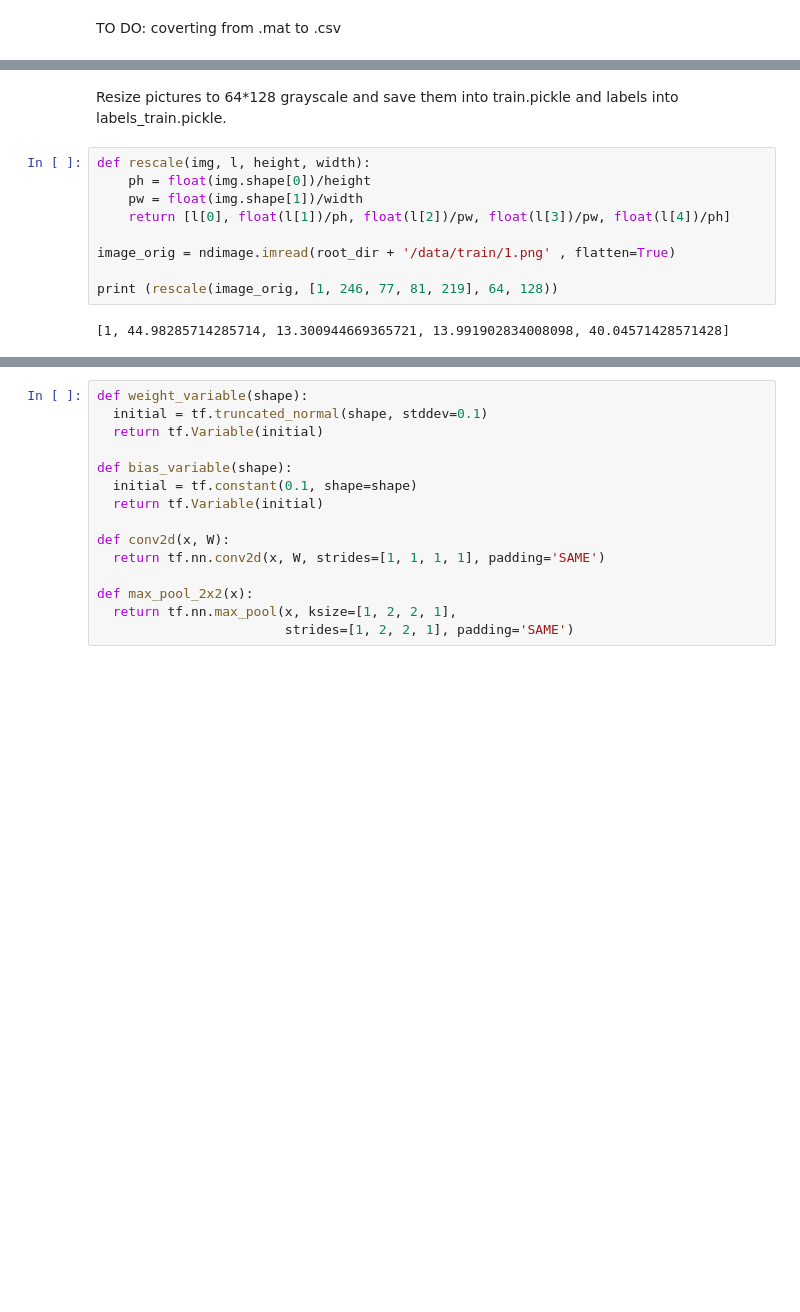
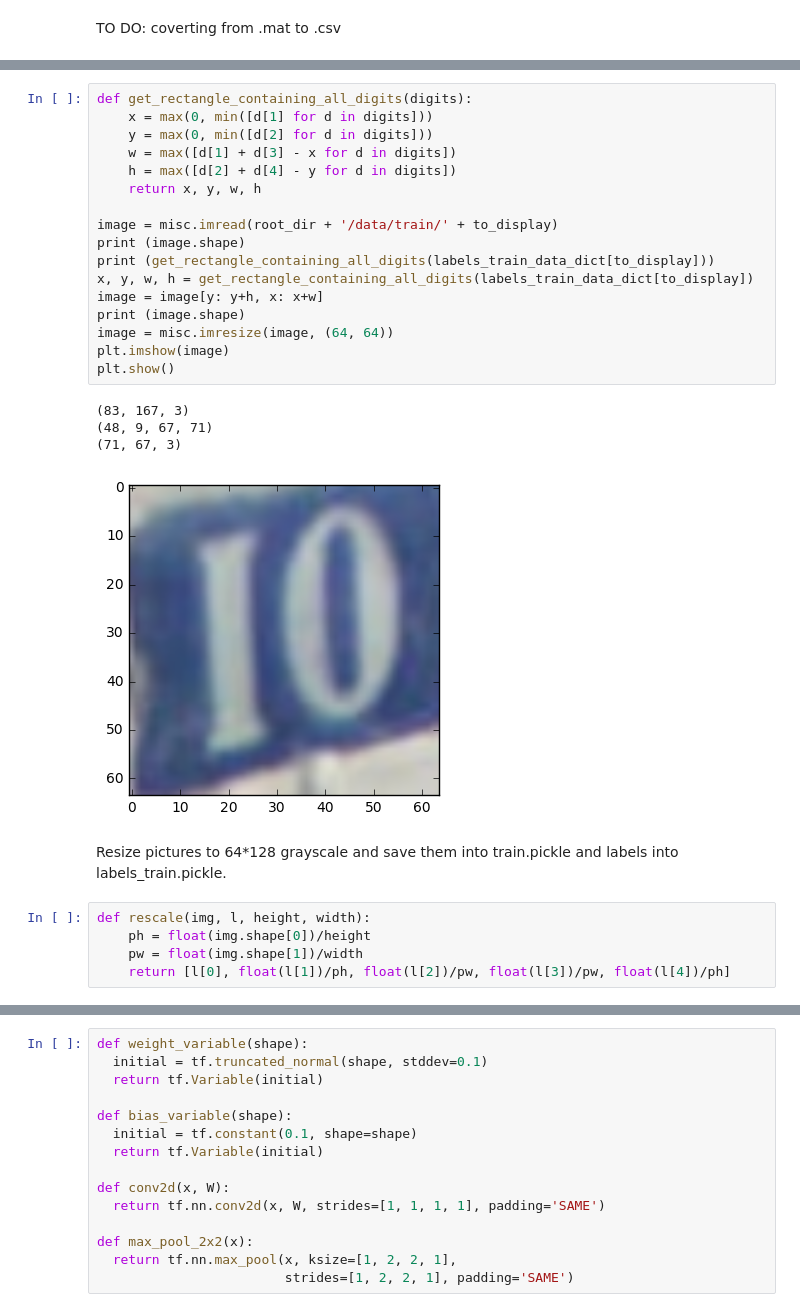
Before and after one commit to Logic4Twisted/SVHN, a Jupyter notebook: SVHN.ipynb, the cells around one changed output, grey strips where cells are left out. Drawn from its saved outputs; the diff is of its cells as text; blank space fills up the shorter version.

```diff
--- a/SVHN.ipynb
+++ b/SVHN.ipynb
@@ -99,3 +95,25 @@ plt.show()
+# %%
+def get_rectangle_containing_all_digits(digits):
+    x = max(0, min([d[1] for d in digits]))
+    y = max(0, min([d[2] for d in digits]))
+    w = max([d[1] + d[3] - x for d in digits])
+    h = max([d[2] + d[4] - y for d in digits])
+    return x, y, w, h
+
+image = misc.imread(root_dir + '/data/train/' + to_display)
+print (image.shape)
+print (get_rectangle_containing_all_digits(labels_train_data_dict[to_display]))
+x, y, w, h = get_rectangle_containing_all_digits(labels_train_data_dict[to_display])
+image = image[y: y+h, x: x+w]
+print (image.shape)
+image = misc.imresize(image, (64, 64))
+plt.imshow(image)
+plt.show()
+# %% [output]
+(83, 167, 3)
+(48, 9, 67, 71)
+(71, 67, 3)
+[figure, added]
 # %% [markdown]
 Resize pictures to 64*128 grayscale and save them into train.pickle and labels into labels_train.pickle.
 # %%
@@ -103,11 +121,5 @@ def rescale(img, l, height, width):
     ph = float(img.shape[0])/height
     pw = float(img.shape[1])/width
     return [l[0], float(l[1])/ph, float(l[2])/pw, float(l[3])/pw, float(l[4])/ph]
-
-image_orig = ndimage.imread(root_dir + '/data/train/1.png' , flatten=True)
-
-print (rescale(image_orig, [1, 246, 77, 81, 219], 64, 128))
-# %% [output]
-[1, 44.98285714285714, 13.300944669365721, 13.991902834008098, 40.04571428571428]
 # %%
 pixel_depth = 255.0
```
Also changed, not shown: parts of 15 cells of this notebook, 1 other file.
